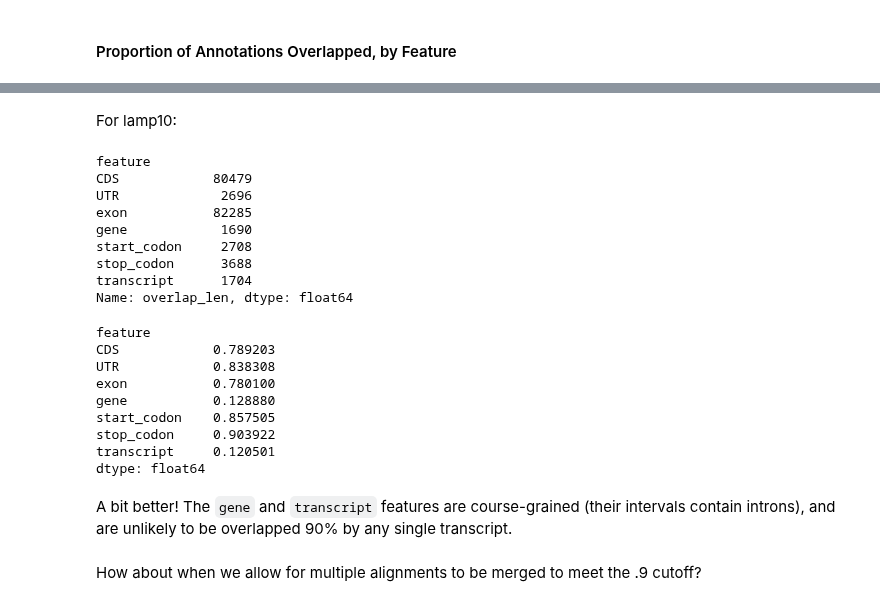
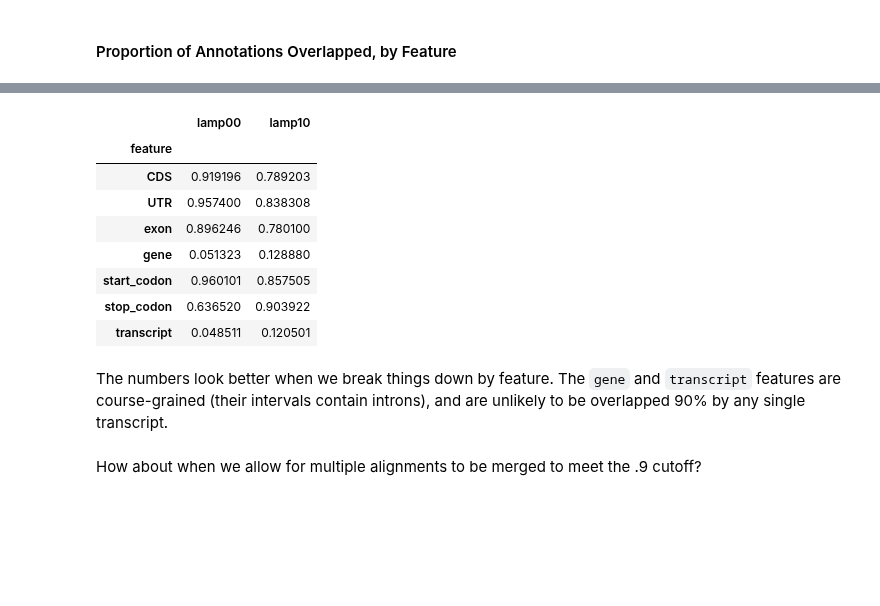
Before and after one commit to standage/2015-petMarSB, a Jupyter notebook: notebooks/petmar-cross-validate.ipynb, the cells around one changed output, grey strips where cells are left out. Drawn from its saved outputs; the diff is of its cells as text; code cells hidden in the pictures; blank space fills up the shorter version.

```diff
--- a/notebooks/petmar-cross-validate.ipynb
+++ b/notebooks/petmar-cross-validate.ipynb
@@ -318,2 +301,6 @@ lamp00_ann_overlap_vec.update((lamp00_ann_aln_ov_df.groupby('ann_id').count() >
+# %%
+lamp00_ann_aln_ov_df = pd.DataFrame(petmar_gtf_forest.intersect(lamp00_aln_subj_forest),
+                             columns=['ann_id', 'aln_id', 'ov_len'])
+lamp00_ann_aln_ov_df.sort(columns='ann_id', inplace=True)
 # %% [markdown]
 #### Alignment x Annotation (lamp00)
@@ -417,29 +347,28 @@ dtype: float64
-# %% [markdown]
-For lamp10:
-# %%
-(ann_aln_ov_df.groupby('ann_id').count().overlap_len != 0).groupby(gtf_df.feature).sum()
-# %% [output]
-feature
-CDS            80479
-UTR             2696
-exon           82285
-gene            1690
-start_codon     2708
-stop_codon      3688
-transcript      1704
-Name: overlap_len, dtype: float64
-# %%
-(ann_aln_ov_df.groupby('ann_id').count().overlap_len != 0).groupby(
-    gtf_df.feature).apply(lambda g: float(g.sum()) / g.size)
-# %% [output]
-feature
-CDS            0.789203
-UTR            0.838308
-exon           0.780100
-gene           0.128880
-start_codon    0.857505
-stop_codon     0.903922
-transcript     0.120501
-dtype: float64
+# %%
+def calc_prop_ov_by_feature():
+    lamp00_sums = (lamp00_ann_aln_ov_df.groupby('ann_id').count().ov_len != 0).groupby(gtf_df.feature).sum()
+    lamp00_props = (lamp00_ann_aln_ov_df.groupby('ann_id').count().ov_len != 0).groupby(gtf_df.feature).sum() / \
+                    gtf_df.groupby(gtf_df.feature).feature.count()
+
+    lamp10_sums = (ann_aln_ov_df.groupby('ann_id').count().ov_len != 0).groupby(gtf_df.feature).sum()
+    lamp10_props = (ann_aln_ov_df.groupby('ann_id').count().ov_len != 0).groupby(gtf_df.feature).sum() / \
+                   gtf_df.groupby(gtf_df.feature).feature.count()
+
+    return pd.DataFrame({'lamp00': lamp00_props, 'lamp10': lamp10_props}), \
+           pd.DataFrame({'lamp00': lamp00_sums, 'lamp10': lamp10_sums})
+# %%
+feature_props, feature_sums = calc_prop_ov_by_feature()
+# %%
+feature_props
+# %% [output]
+|  | lamp00 | lamp10 |
+| feature |  |  |
+| CDS | 0.919196 | 0.789203 |
+| UTR | 0.957400 | 0.838308 |
+| exon | 0.896246 | 0.780100 |
+| gene | 0.051323 | 0.128880 |
+| start_codon | 0.960101 | 0.857505 |
+| stop_codon | 0.636520 | 0.903922 |
+| transcript | 0.048511 | 0.120501 |
 # %% [markdown]
-A bit better! The `gene` and `transcript` features are course-grained (their intervals contain introns), and are unlikely to be overlapped 90% by any single transcript.
+The numbers look better when we break things down by feature. The `gene` and `transcript` features are course-grained (their intervals contain introns), and are unlikely to be overlapped 90% by any single transcript.
```
Also changed, not shown: parts of 43 cells of this notebook.
